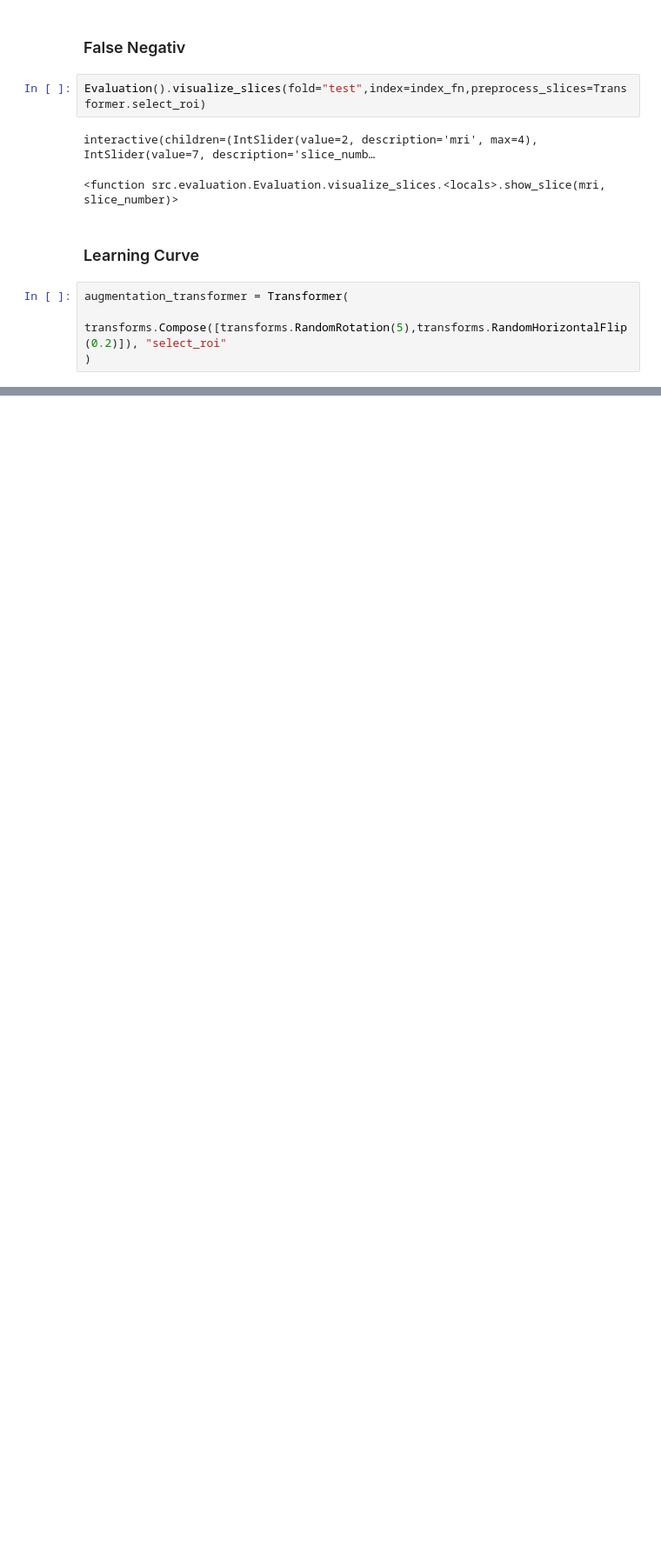
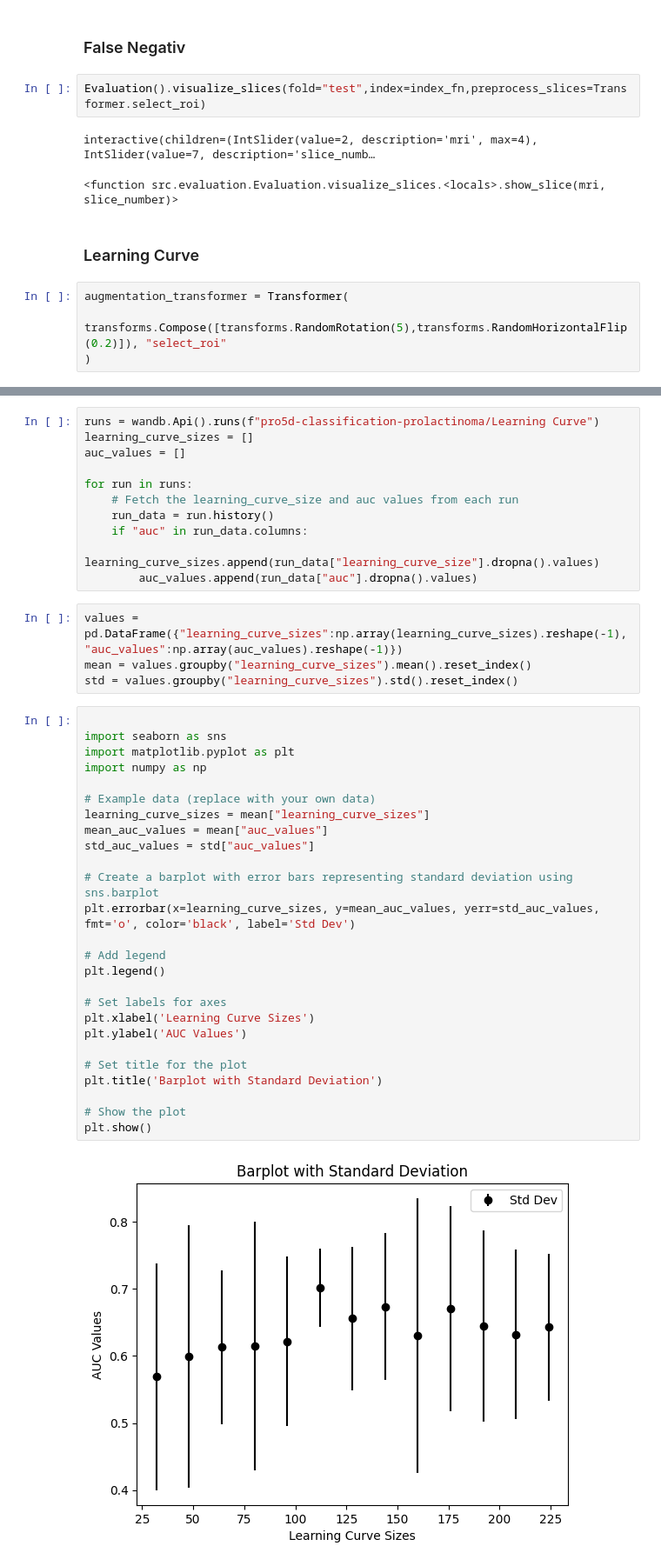
Before and after one commit to tmandelz/classification-prolactinoma, a Jupyter notebook: modelling/mri_data/resnet.ipynb, the cells around one changed output, grey strips where cells are left out. Shown: that part at 87% size. Saved outputs shown, nothing was run; the diff lists cells and outputs as text; blank space fills up the shorter version.

```diff
--- a/modelling/mri_data/diverse_pytorch_models.ipynb
+++ b/modelling/mri_data/resnet.ipynb
@@ -263,3 +264,46 @@ for fix_train_size in range(144,232,16): #  range(16,232,16)
     resnet18_base.train_model("Augmented_weighted", "Resnet 18", num_epochs=8, test_model=False,batchsize_train_data=16,use_mri_images=True,use_tabular_data=False,num_workers=6,
                         save_model=False,
                         cross_validation=True,lr=0.0001,evaluate_test_set=False,project_name="Learning Curve",weight_loss=True)
+# %%
+runs = wandb.Api().runs(f"pro5d-classification-prolactinoma/Learning Curve")
+learning_curve_sizes = []
+auc_values = []
+
+for run in runs:
+    # Fetch the learning_curve_size and auc values from each run
+    run_data = run.history()
+    if "auc" in run_data.columns:
+        learning_curve_sizes.append(run_data["learning_curve_size"].dropna().values)
+        auc_values.append(run_data["auc"].dropna().values)
+# %%
+values = pd.DataFrame({"learning_curve_sizes":np.array(learning_curve_sizes).reshape(-1),"auc_values":np.array(auc_values).reshape(-1)})
+mean = values.groupby("learning_curve_sizes").mean().reset_index()
+std = values.groupby("learning_curve_sizes").std().reset_index()
+# %%
+
+import seaborn as sns
+import matplotlib.pyplot as plt
+import numpy as np
+
+# Example data (replace with your own data)
+learning_curve_sizes = mean["learning_curve_sizes"]
+mean_auc_values = mean["auc_values"]
+std_auc_values = std["auc_values"]
+
+# Create a barplot with error bars representing standard deviation using sns.barplot
+plt.errorbar(x=learning_curve_sizes, y=mean_auc_values, yerr=std_auc_values, fmt='o', color='black', label='Std Dev')
+
+# Add legend
+plt.legend()
+
+# Set labels for axes
+plt.xlabel('Learning Curve Sizes')
+plt.ylabel('AUC Values')
+
+# Set title for the plot
+plt.title('Barplot with Standard Deviation')
+
+# Show the plot
+plt.show()
+# %% [output]
+[figure, added]
```
Also changed, not shown: parts of 2 cells of this notebook.
